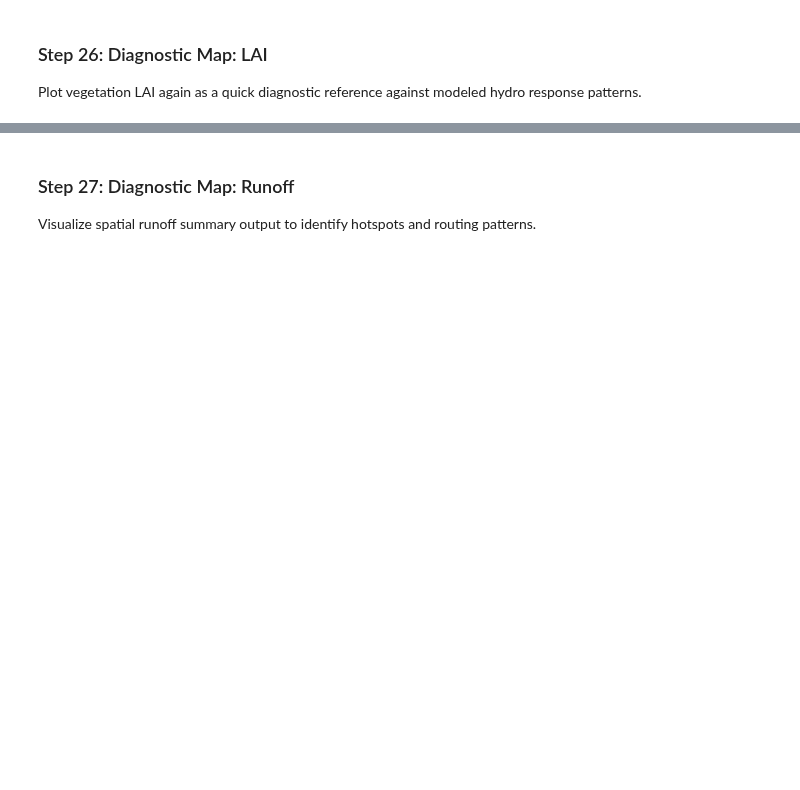
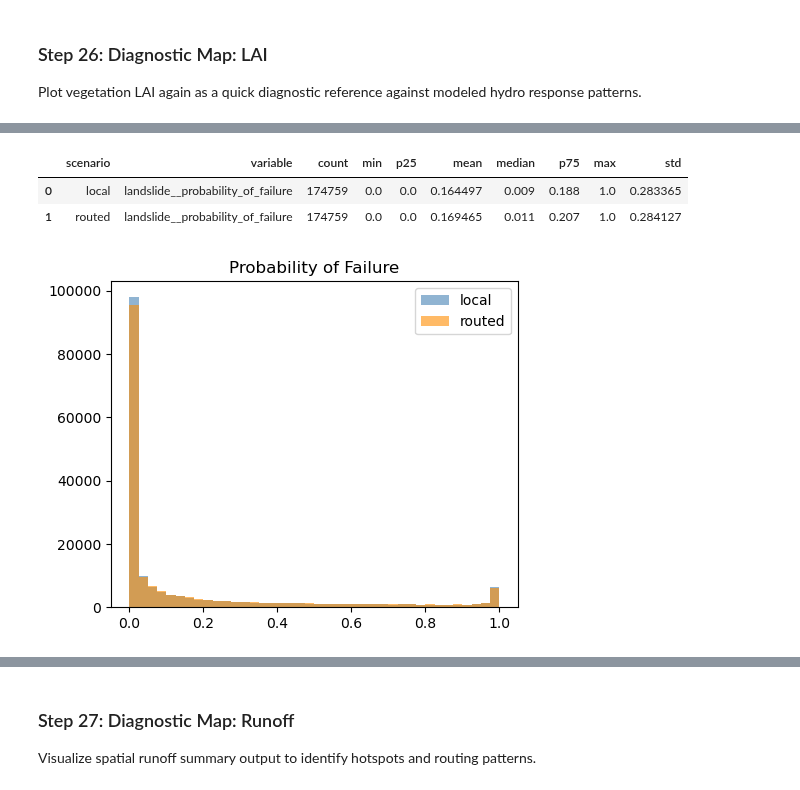
Before and after one commit to gaia-hazlab/landlab-debrisflow, a Jupyter notebook: notebook/Multi_Model_Probability.ipynb, the cells around one changed output, grey strips where cells are left out. Drawn from its saved outputs; the diff is of its cells as text; code cells hidden in the pictures; blank space fills up the shorter version.

```diff
--- a/notebook/Multi_Model_Probability.ipynb
+++ b/notebook/Multi_Model_Probability.ipynb
@@ -784,0 +962,64 @@ _=grid.add_field('test_recharge', mean_recharge , at='node', clobber=True)
+# %%
+rows = []
+
+selected = ["pf"]          # example: ["pf"] or ["pf", "ps", "mw"]
+
+var_names = {
+    "pf": "landslide__probability_of_failure",
+    "ps": "soil__probability_of_saturation",
+    "mw": "mean_relative_wetness",
+}
+
+for scenario, out in results.items():
+    for key in selected:
+        arr = out[key]
+        a = np.asarray(arr, dtype=float)[core]
+        a = a[np.isfinite(a)]
+        rows.append({
+            "scenario": scenario,
+            "variable": var_names[key],
+            "count": a.size,
+            "min": np.min(a),
+            "p25": np.percentile(a, 25),
+            "mean": np.mean(a),
+            "median": np.median(a),
+            "p75": np.percentile(a, 75),
+            "max": np.max(a),
+            "std": np.std(a, ddof=1),
+        })
+
+pd.DataFrame(rows)
+# %% [output]
+|  | scenario | variable | count | min | p25 | mean | median | p75 | max | std |
+| 0 | local | landslide__probability_of_failure | 174759 | 0.0 | 0.0 | 0.164497 | 0.009 | 0.188 | 1.0 | 0.283365 |
+| 1 | routed | landslide__probability_of_failure | 174759 | 0.0 | 0.0 | 0.169465 | 0.011 | 0.207 | 1.0 | 0.284127 |
+# %%
+selected = ["pf"]   # example: ["pf"] or ["pf", "ps", "mw"]
+
+titles = {
+    "pf": "Probability of Failure",
+    "ps": "Probability of Saturation",
+    "mw": "Mean Relative Wetness",
+}
+
+n = len(selected)
+fig, axes = plt.subplots(1, n, figsize=(5*n, 4))
+if n == 1:
+    axes = [axes]
+
+for ax, key in zip(axes, selected):
+    a_local = np.asarray(results["local"][key], dtype=float)[core]
+    a_routed = np.asarray(results["routed"][key], dtype=float)[core]
+
+    a_local = a_local[np.isfinite(a_local)]
+    a_routed = a_routed[np.isfinite(a_routed)]
+
+    ax.hist(a_local, bins=40, alpha=0.6, label="local", color="steelblue")
+    ax.hist(a_routed, bins=40, alpha=0.6, label="routed", color="darkorange")
+    ax.set_title(titles[key])
+    ax.legend()
+
+plt.tight_layout()
+plt.show()
+# %% [output]
+[figure, added]
```
Also changed, not shown: parts of 42 cells of this notebook, 2 other files.
